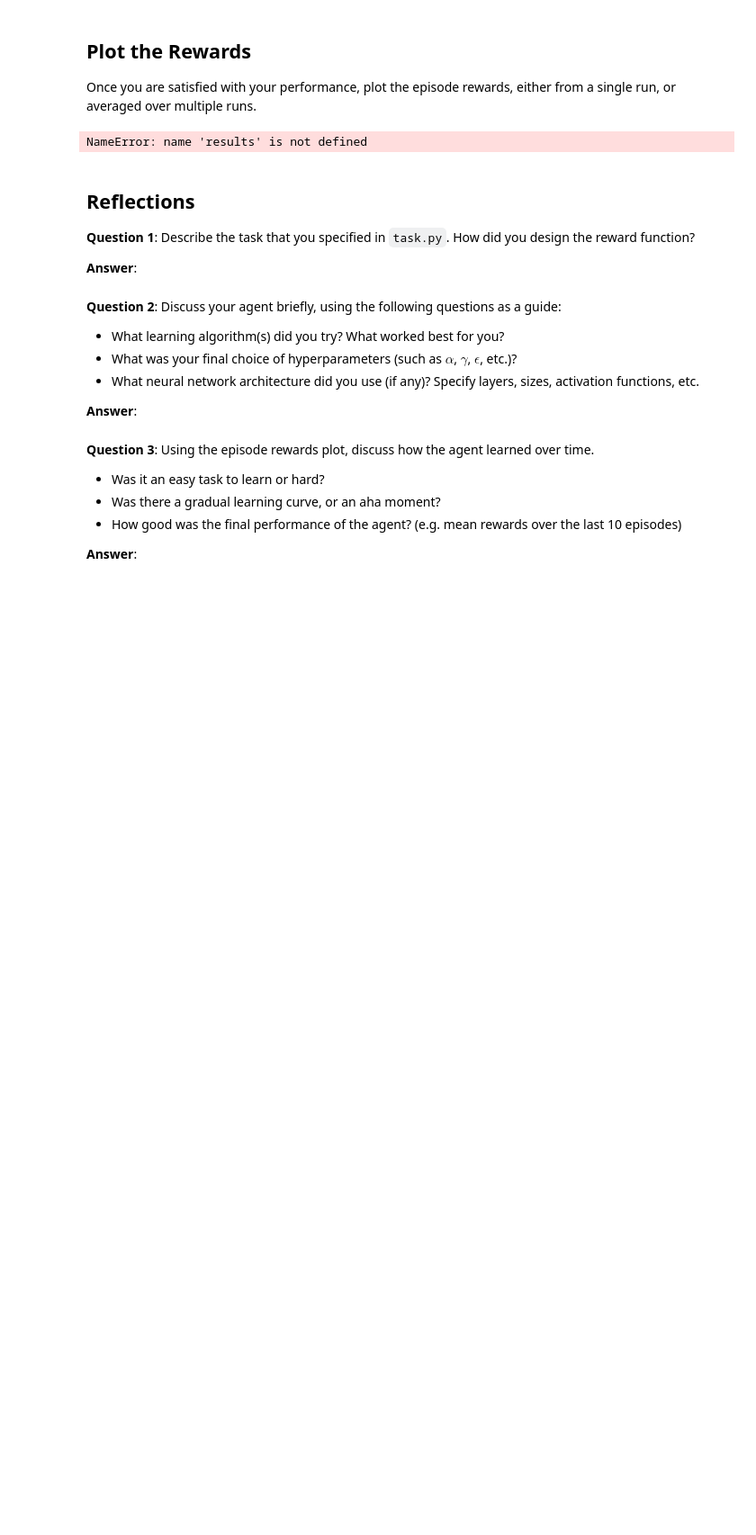
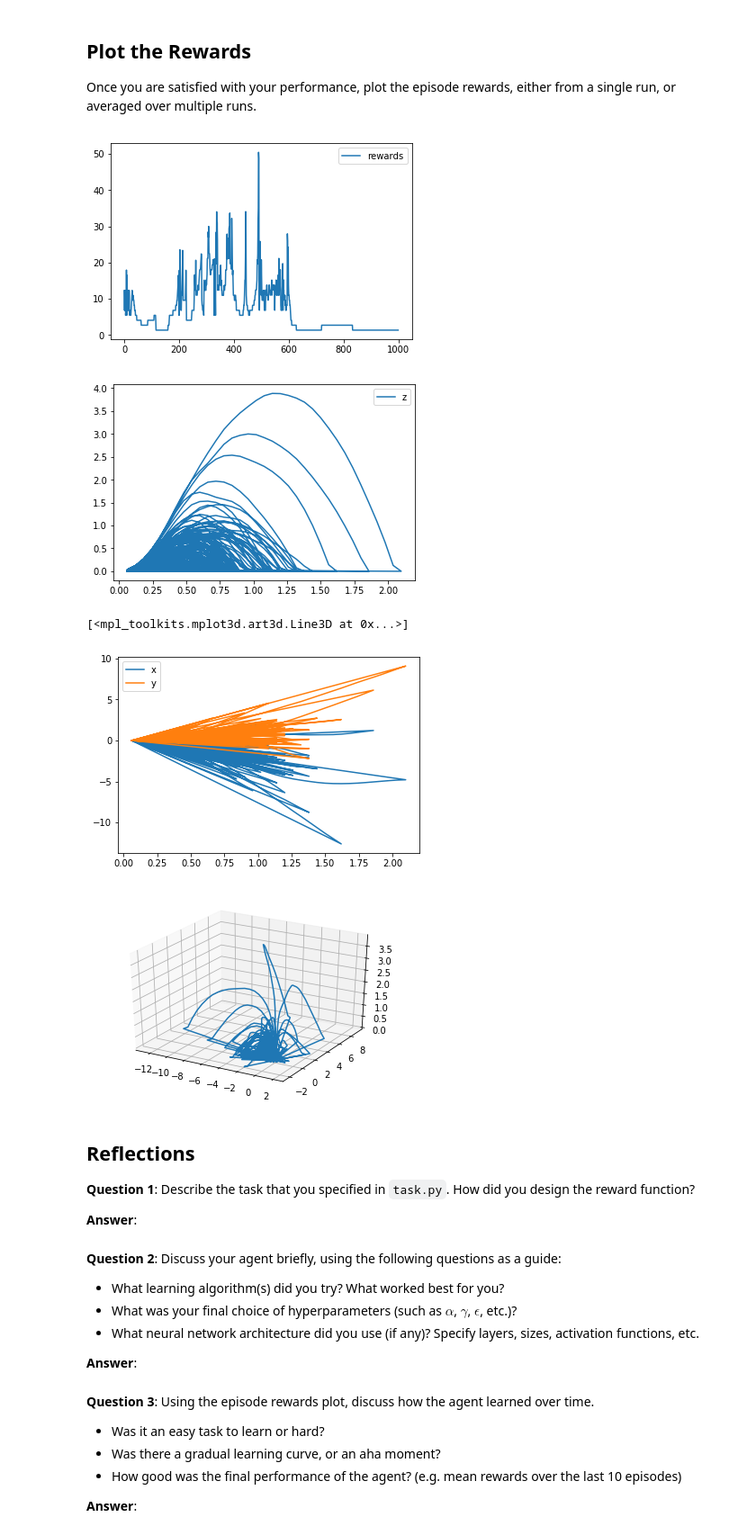
Before and after one commit to ChristianNogueira/RL-Quadcopter-2, a Jupyter notebook: Quadcopter_Project.ipynb, the cells around one changed output. Shown: that part at 90% size. Drawn from its saved outputs; the diff is of its cells as text; code cells hidden in the pictures; blank space fills up the shorter version.

```diff
--- a/Quadcopter_Project.ipynb
+++ b/Quadcopter_Project.ipynb
@@ -265,15 +287,33 @@ Episode =   99
 Once you are satisfied with your performance, plot the episode rewards, either from a single run, or averaged over multiple runs.
 # %%
 import matplotlib.pyplot as plt
+from mpl_toolkits.mplot3d import Axes3D
 %matplotlib inline
+
+plt.plot(range(len(score_tracker)), score_tracker, label='rewards')
+plt.legend()
+plt.show()
+
+plt.plot(results['time'], results['z'], label='z')
+plt.legend()
+plt.show()
 
 plt.plot(results['time'], results['x'], label='x')
 plt.plot(results['time'], results['y'], label='y')
-plt.plot(results['time'], results['z'], label='z')
+
 plt.legend()
 _ = plt.ylim()
+
+# flight paths
+fig = plt.figure()
+ax = fig.add_subplot(111, projection='3d')
+Axes3D.plot(ax, xs=results['x'], ys=results['y'], zs=results['z'])
 # %% [output]
+[figure, added]
+[figure, added]
-NameError: name 'results' is not defined
+[<mpl_toolkits.mplot3d.art3d.Line3D at 0x...>]
+[figure, added]
+[figure, added]
 # %% [markdown]
 ## Reflections
 
```
Also changed, not shown: parts of 8 cells of this notebook, 5 other files.
